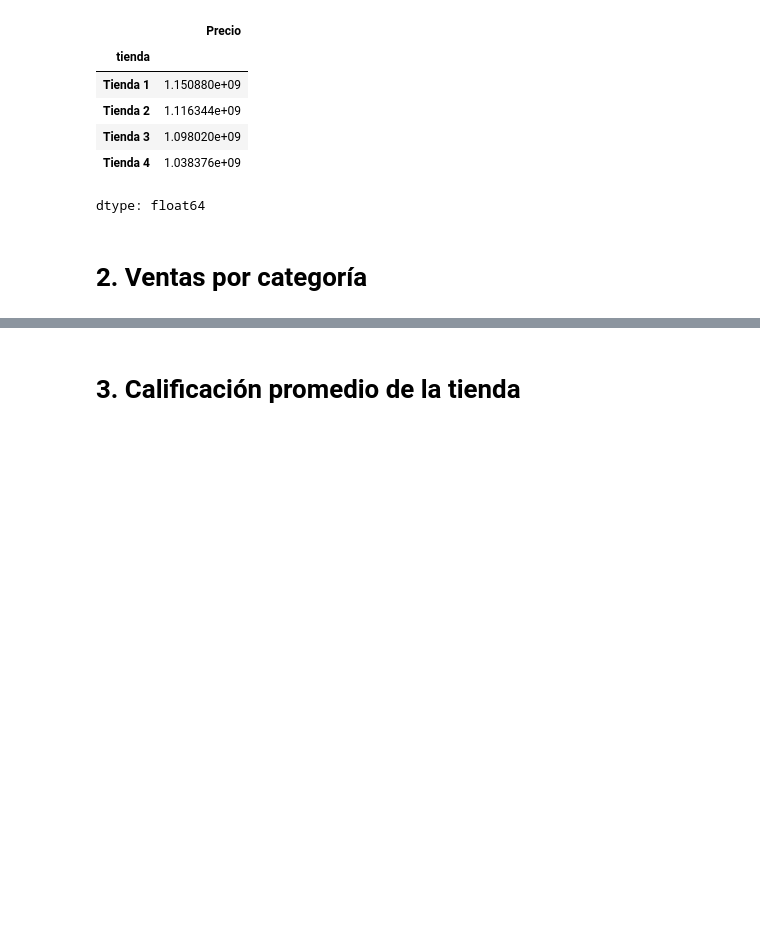
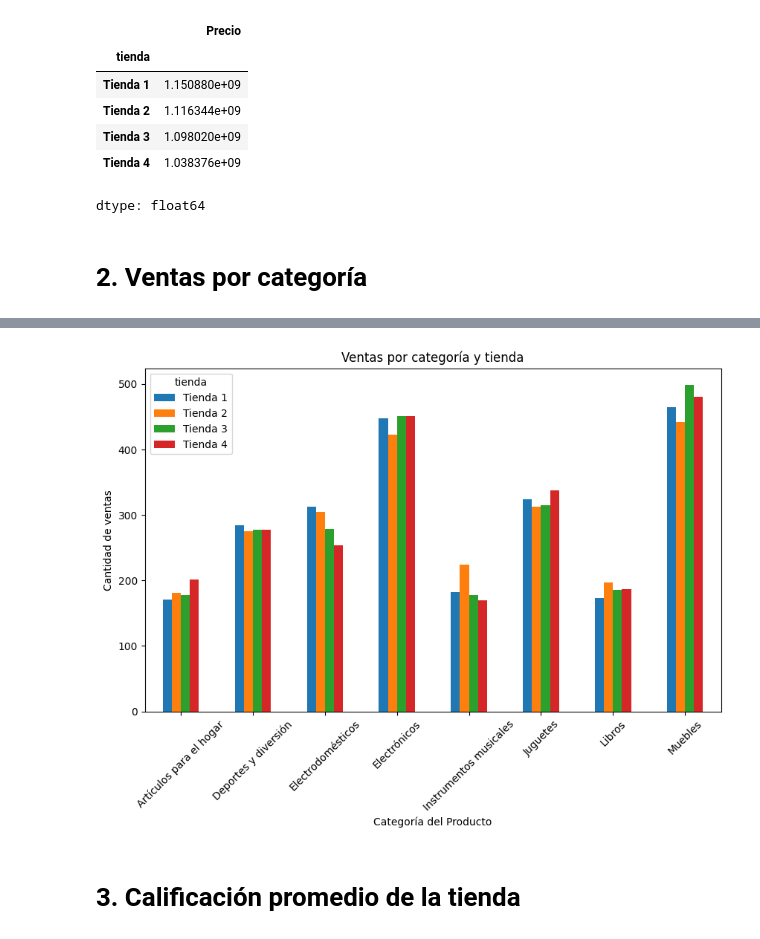
Before and after one commit to dmorganc14/analisis-alura-store, a Jupyter notebook: AluraStoreLatam.ipynb, the cells around one changed output, grey strips where cells are left out. Cells and saved outputs as stored; diff of their text form; code cells hidden in the pictures; blank space fills up the shorter version.

```diff
--- a/AluraStoreLatam.ipynb
+++ b/AluraStoreLatam.ipynb
@@ -136,3 +137,13 @@ ingreso_total_por_tienda
 dtype: float64
 # %% [markdown]
 # 2. Ventas por categoría
+# %%
+# Ventas por categoría por tienda
+ventas_categoria = (
+    datos_tiendas
+    .groupby(["tienda", "Categoría del Producto"])
+    .size()
+    .reset_index(name="Cantidad")
+)
+
+ventas_categoria
@@ -139,2 +168,17 @@ dtype: float64
+# %%
+ventas_categoria_pivot = ventas_categoria.pivot(
+    index="Categoría del Producto",
+    columns="tienda",
+    values="Cantidad"
+)
+
+ventas_categoria_pivot.plot(kind="bar", figsize=(10,6))
+
+plt.title("Ventas por categoría y tienda")
+plt.ylabel("Cantidad de ventas")
+plt.xticks(rotation=45)
+plt.show()
+# %% [output]
+[figure, added]
 # %% [markdown]
 # 3. Calificación promedio de la tienda
```
Also changed, not shown: parts of 10 cells of this notebook.
